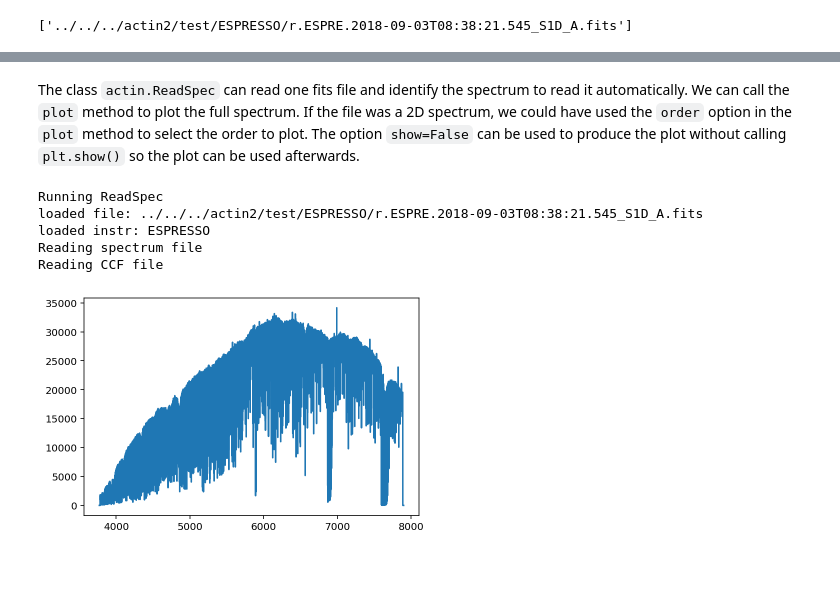
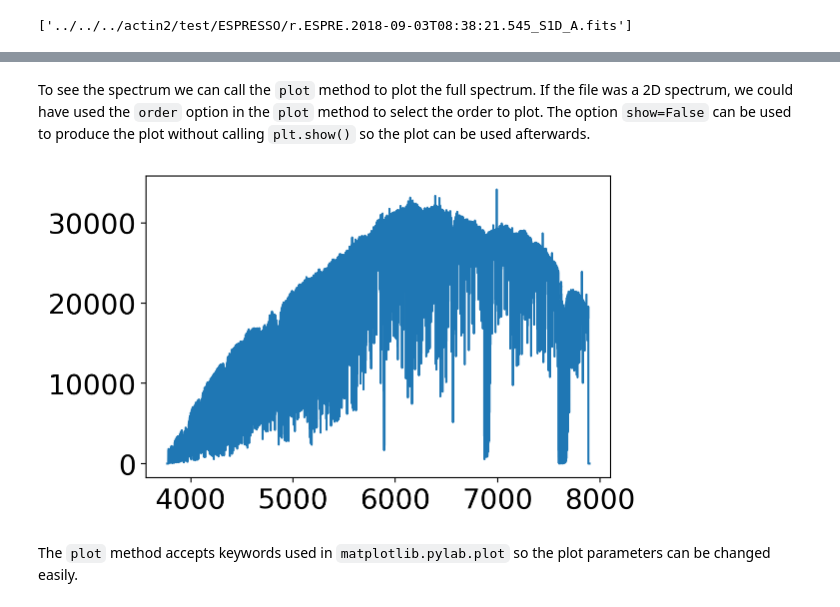
Before and after one commit to gomesdasilva/ACTIN2, a Jupyter notebook: docs/_static/notebooks/tutorial1.ipynb, the cells around one changed output, grey strips where cells are left out. Drawn from its saved outputs; the diff is of its cells as text; code cells hidden in the pictures; blank space fills up the shorter version.

````diff
--- a/docs/_static/notebooks/tutorial1.ipynb
+++ b/docs/_static/notebooks/tutorial1.ipynb
@@ -5,6 +5,11 @@ We will start by reading and plotting a spectrum from the ESPRESSO spectrograph.
 # %%
 %matplotlib inline
 %config InlineBackend.figure_format = "retina"
+
+from matplotlib import rcParams
+rcParams["savefig.dpi"] = 100
+rcParams["figure.dpi"] = 100
+rcParams["font.size"] = 20
 # %%
 from actin2 import actin2
 actin = actin2.ACTIN()
@@ -29,0 +37,2 @@ files
+# %%
+read_spec = actin.ReadSpec(files[0])
@@ -30,12 +80,8 @@ files
 # %% [markdown]
-The class ``actin.ReadSpec`` can read one fits file and identify the spectrum to read it automatically.
-We can call the `plot` method to plot the full spectrum. If the file was a 2D spectrum, we could have used the `order` option in the `plot` method to select the order to plot. The option ```show=False``` can be used to produce the plot without calling `plt.show()` so the plot can be used afterwards.
+To see the spectrum we can call the `plot` method to plot the full spectrum. If the file was a 2D spectrum, we could have used the `order` option in the `plot` method to select the order to plot. The option ```show=False``` can be used to produce the plot without calling `plt.show()` so the plot can be used afterwards.
 # %%
-actin.ReadSpec(files[0]).plot(show=True)
+read_spec.plot(show=True)
 # %% [output]
-Running ReadSpec
-loaded file: ../../../actin2/test/ESPRESSO/r.ESPRE.2018-09-03T08:38:21.545_S1D_A.fits
-loaded instr: ESPRESSO
-Reading spectrum file
-Reading CCF file
-[figure, old version]
+[figure, new version]
+# %% [markdown]
+The `plot` method accepts keywords used in `matplotlib.pylab.plot` so the plot parameters can be changed easily.
````
Also changed, not shown: parts of 6 cells of this notebook, 2 other files.
